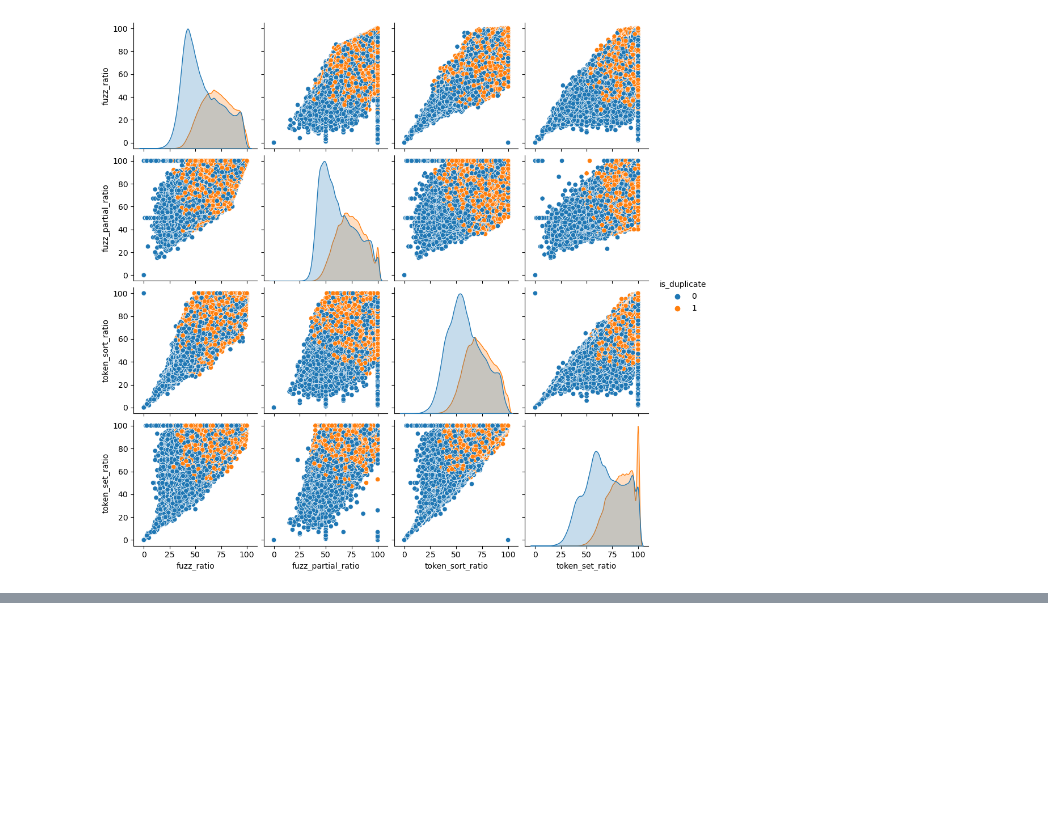
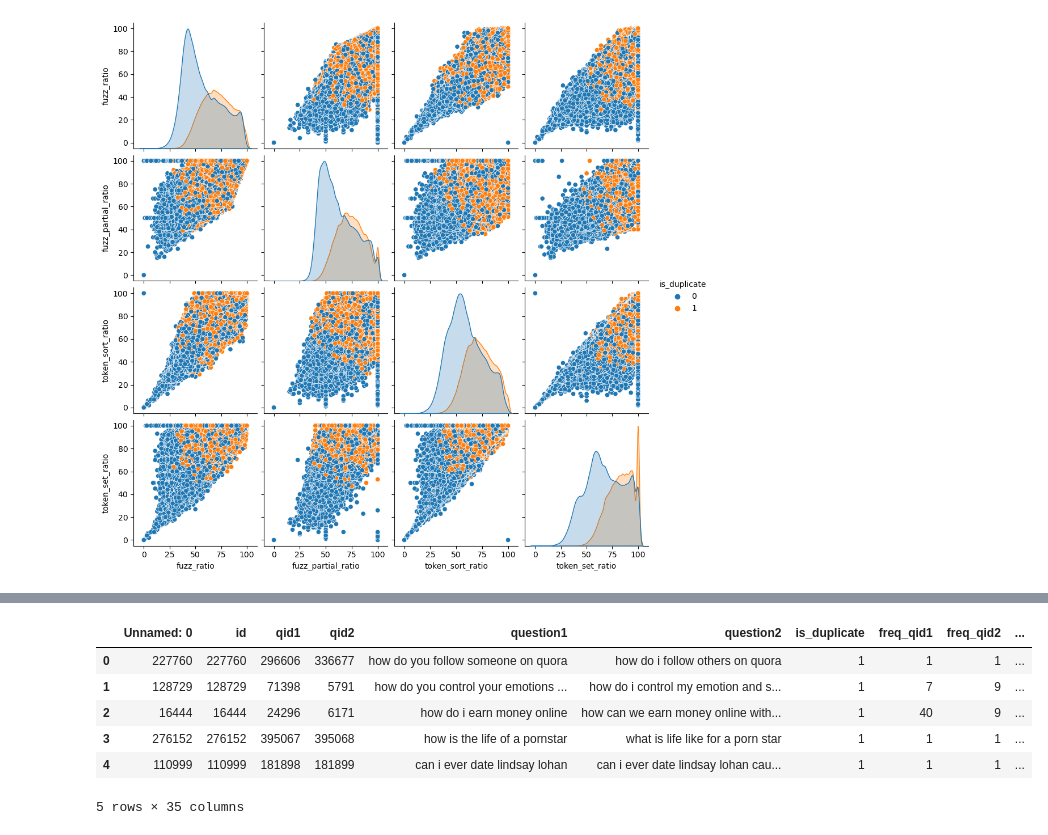
Before and after one commit to SiddhantSoam/Quora_Same_Question_pair, a Jupyter notebook: quora-same-question-pair.ipynb, the cells around one changed output, grey strips where cells are left out. Drawn from its saved outputs; the diff is of its cells as text; code cells hidden in the pictures; blank space fills up the shorter version.

```diff
--- a/quora-same-question-pair.ipynb
+++ b/quora-same-question-pair.ipynb
@@ -646,0 +766,11 @@ sns.pairplot(df[['fuzz_ratio', 'fuzz_partial_ratio', 'token_sort_ratio', 'token_
+# %%
+df = pd.read_csv('../input/quora-word2vec-processed-data/word2vec.csv')
+df.head()
+# %% [output]
+|  | Unnamed: 0 | id | qid1 | qid2 | question1 | question2 | is_duplicate | freq_qid1 | freq_qid2 | ... |
+| 0 | 227760 | 227760 | 296606 | 336677 | how do you follow someone on quora | how do i follow others on quora | 1 | 1 | 1 | ... |
+| 1 | 128729 | 128729 | 71398 | 5791 | how do you control your emotions ... | how do i control my emotion and s... | 1 | 7 | 9 | ... |
+| 2 | 16444 | 16444 | 24296 | 6171 | how do i earn money online | how can we earn money online with... | 1 | 40 | 9 | ... |
+| 3 | 276152 | 276152 | 395067 | 395068 | how is the life of a pornstar | what is life like for a porn star | 1 | 1 | 1 | ... |
+| 4 | 110999 | 110999 | 181898 | 181899 | can i ever date lindsay lohan | can i ever date lindsay lohan cau... | 1 | 1 | 1 | ... |
+5 rows × 35 columns
```
Also changed, not shown: parts of 16 cells of this notebook.
